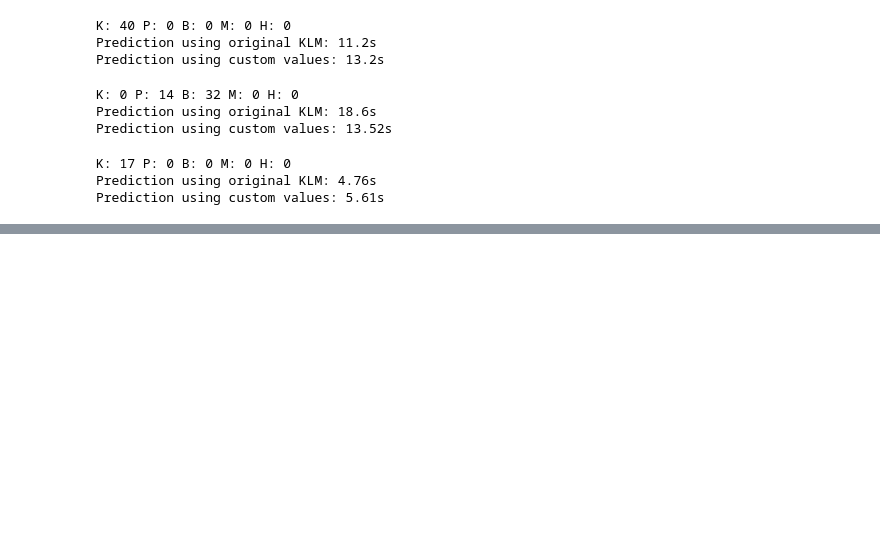
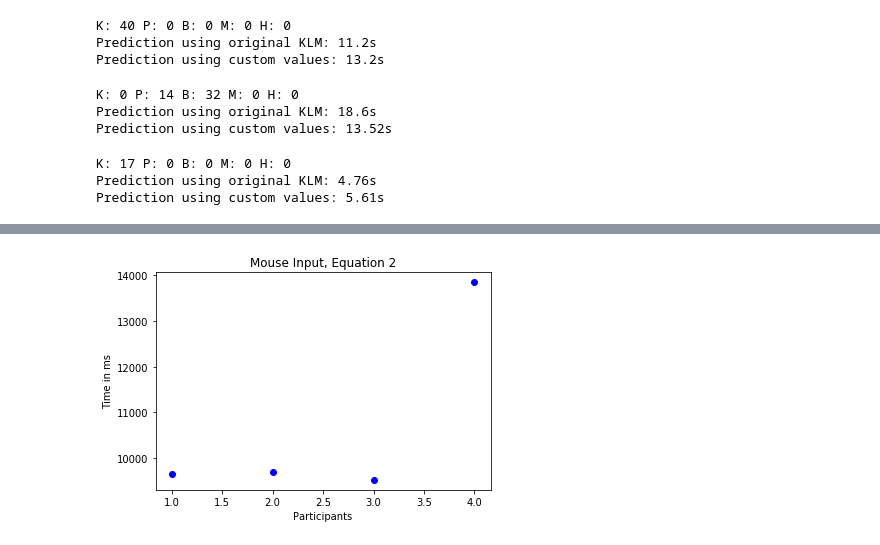
Before and after one commit to JonasPuchinger/Assignment_007, a Jupyter notebook: klm_report.ipynb, the cells around one changed output, grey strips where cells are left out. Saved outputs shown, nothing was run; the diff lists cells and outputs as text; code cells hidden in the pictures; blank space fills up the shorter version.

```diff
--- a/klm_report.ipynb
+++ b/klm_report.ipynb
@@ -38,0 +95,8 @@ Prediction using custom values: 5.61s
+# %%
+scatter(ID, m2_times, color = 'blue')
+title("Mouse Input, Equation 2")
+ylabel("Time in ms")
+xlabel("Participants")
+show()
+# %% [output]
+[figure, added]
```
Also changed, not shown: parts of 28 cells of this notebook, 2 other files.
